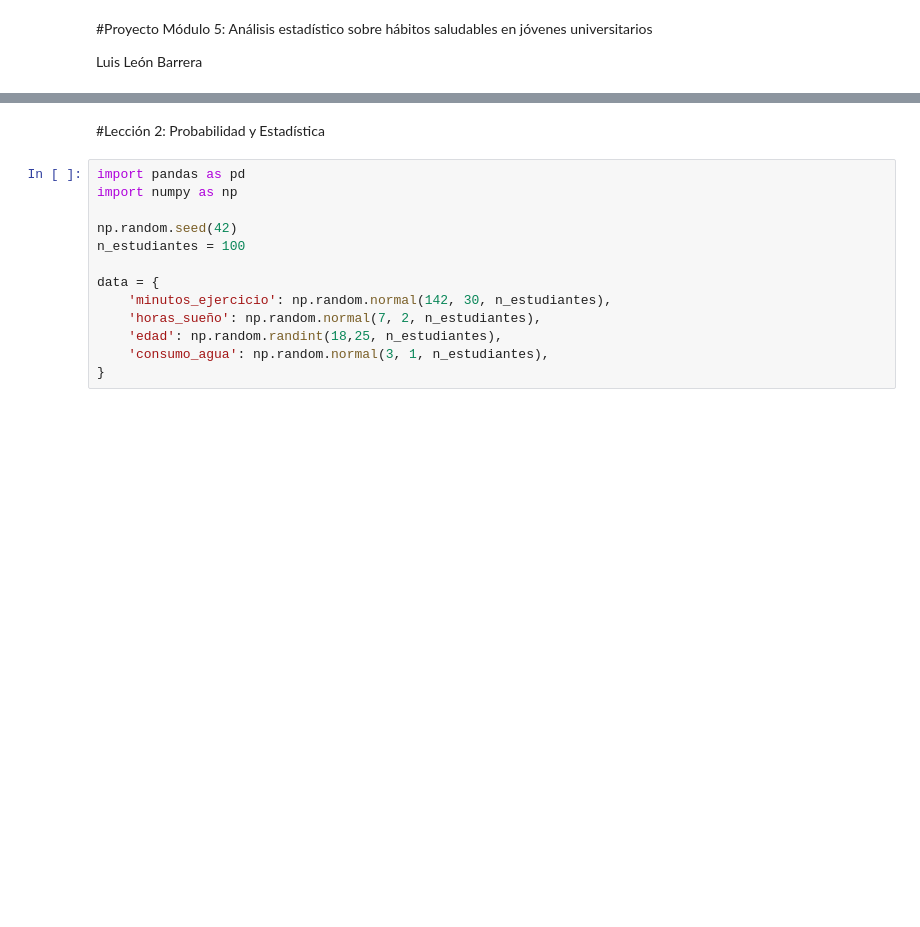
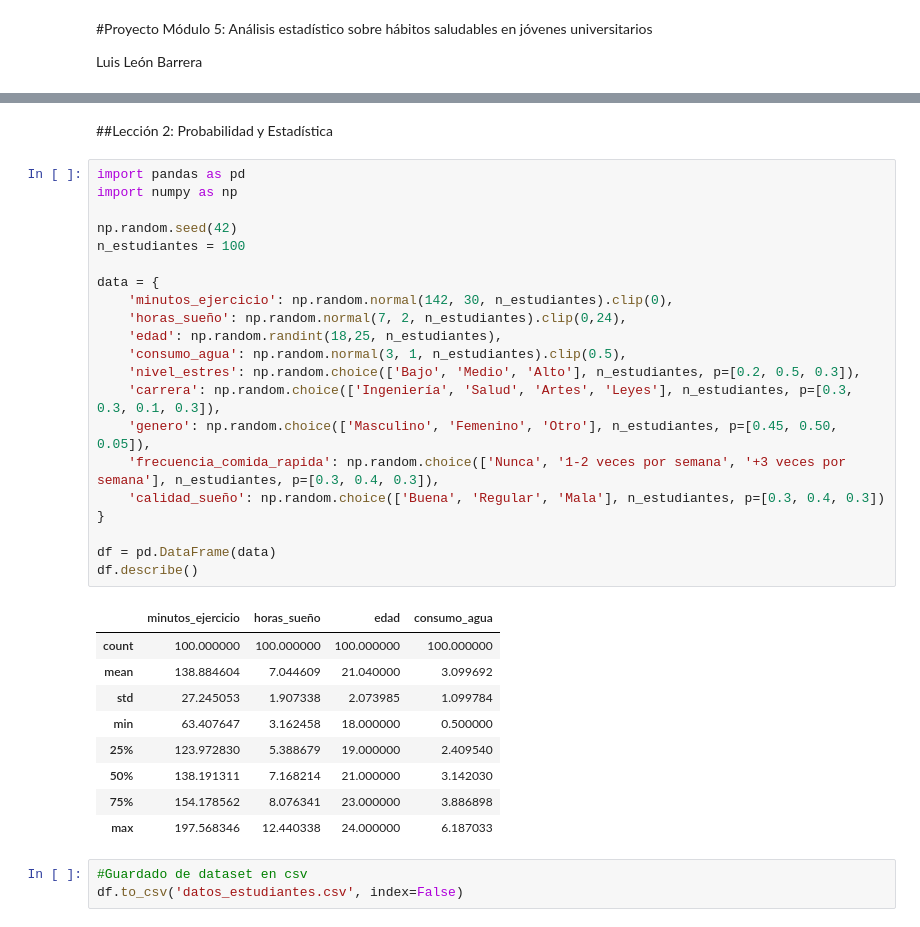
Before and after one commit to luisleonb/Proyecto-Modulo-5-ABP, a Jupyter notebook: Proyecto_M5_Luis_León.ipynb, the cells around one changed output, grey strips where cells are left out. Cells and saved outputs as stored; diff of their text form; blank space fills up the shorter version.

```diff
--- a/Proyecto_M5_Luis_León.ipynb
+++ b/Proyecto_M5_Luis_León.ipynb
@@ -46,17 +46,38 @@ Se aplicará el método científico deductivo con un enfoque cuantitativo. Este
 * **Técnica de muestreo**: se propone un muestreo aleatorio simple, con una muestra de al menos 100 estudiantes.
   *  Para efectos de este proyecto se realizará una simulación de datos utilizando la librería pandas en Python, respetando las características definidas para cada variable.
 # %% [markdown]
-#Lección 2: Probabilidad y Estadística
+##Lección 2: Probabilidad y Estadística
 # %%
 import pandas as pd
 import numpy as np
 
 np.random.seed(42)
 n_estudiantes = 100
 
 data = {
-    'minutos_ejercicio': np.random.normal(142, 30, n_estudiantes),
-    'horas_sueño': np.random.normal(7, 2, n_estudiantes),
+    'minutos_ejercicio': np.random.normal(142, 30, n_estudiantes).clip(0),
+    'horas_sueño': np.random.normal(7, 2, n_estudiantes).clip(0,24),
     'edad': np.random.randint(18,25, n_estudiantes),
-    'consumo_agua': np.random.normal(3, 1, n_estudiantes),
+    'consumo_agua': np.random.normal(3, 1, n_estudiantes).clip(0.5),
+    'nivel_estres': np.random.choice(['Bajo', 'Medio', 'Alto'], n_estudiantes, p=[0.2, 0.5, 0.3]),
+    'carrera': np.random.choice(['Ingeniería', 'Salud', 'Artes', 'Leyes'], n_estudiantes, p=[0.3, 0.3, 0.1, 0.3]),
+    'genero': np.random.choice(['Masculino', 'Femenino', 'Otro'], n_estudiantes, p=[0.45, 0.50, 0.05]),
+    'frecuencia_comida_rapida': np.random.choice(['Nunca', '1-2 veces por semana', '+3 veces por semana'], n_estudiantes, p=[0.3, 0.4, 0.3]),
+    'calidad_sueño': np.random.choice(['Buena', 'Regular', 'Mala'], n_estudiantes, p=[0.3, 0.4, 0.3])
 }
+
+df = pd.DataFrame(data)
+df.describe()
+# %% [output]
+|  | minutos_ejercicio | horas_sueño | edad | consumo_agua |
+| count | 100.000000 | 100.000000 | 100.000000 | 100.000000 |
+| mean | 138.884604 | 7.044609 | 21.040000 | 3.099692 |
+| std | 27.245053 | 1.907338 | 2.073985 | 1.099784 |
+| min | 63.407647 | 3.162458 | 18.000000 | 0.500000 |
+| 25% | 123.972830 | 5.388679 | 19.000000 | 2.409540 |
+| 50% | 138.191311 | 7.168214 | 21.000000 | 3.142030 |
+| 75% | 154.178562 | 8.076341 | 23.000000 | 3.886898 |
+| max | 197.568346 | 12.440338 | 24.000000 | 6.187033 |
+# %%
+#Guardado de dataset en csv
+df.to_csv('datos_estudiantes.csv', index=False)
```
Also changed, not shown: parts of 14 cells of this notebook.
